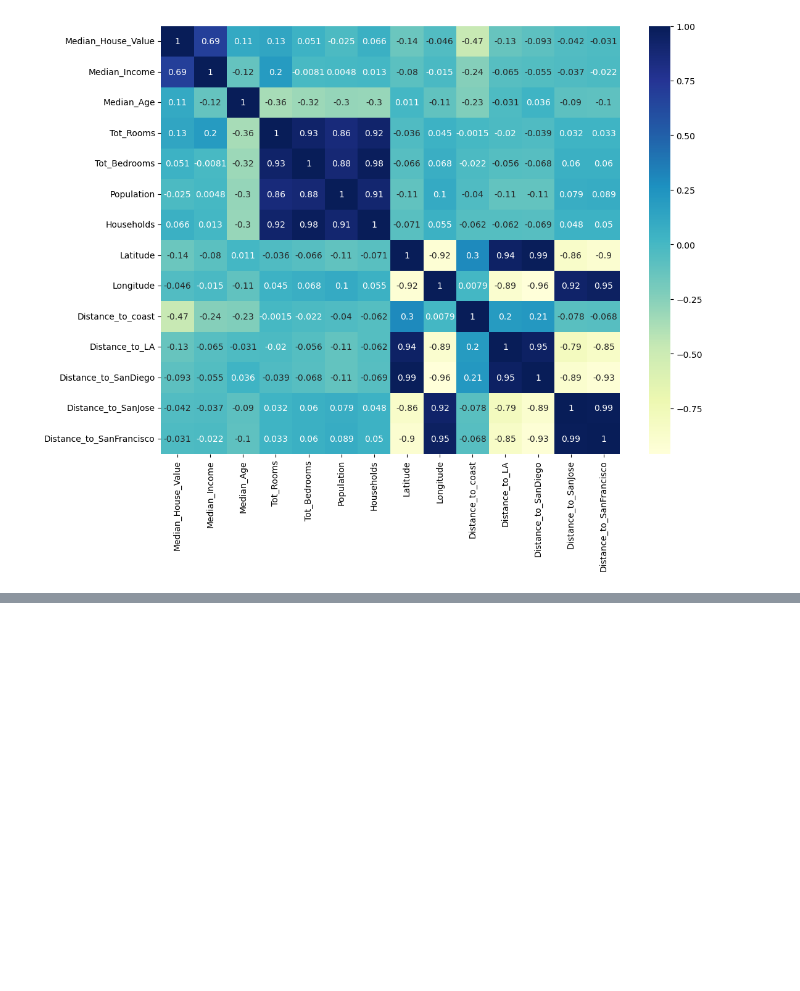
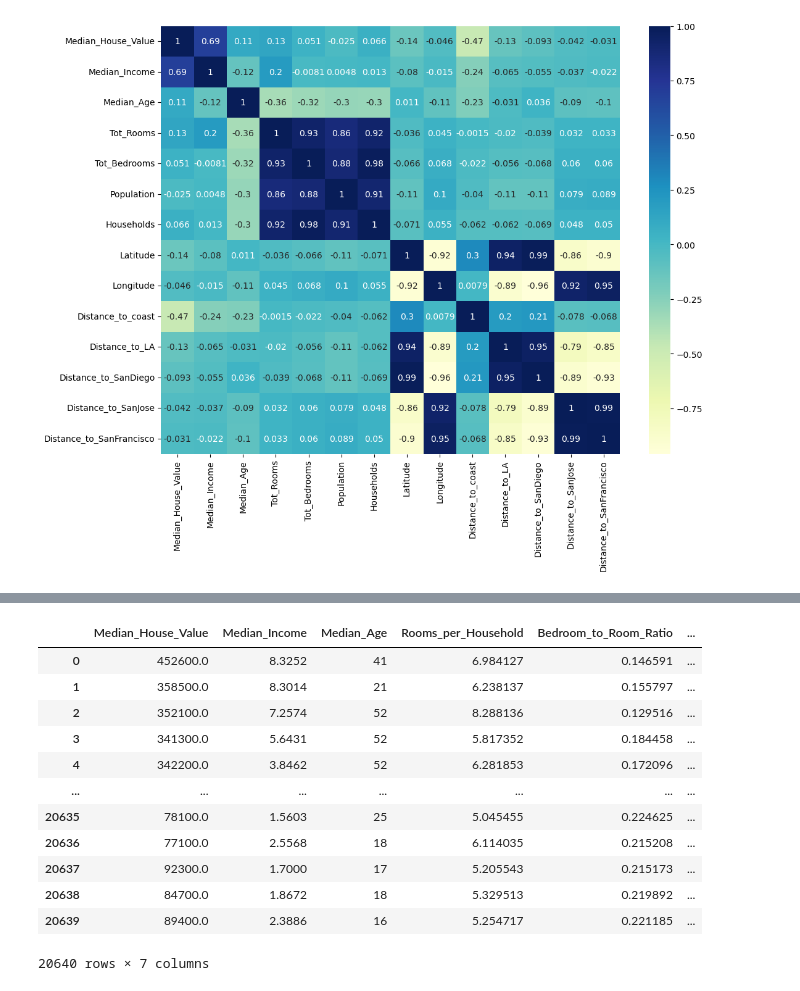
Before and after one commit to SujitChintala/California-House-Price-Prediction, a Jupyter notebook: main.ipynb, the cells around one changed output, grey strips where cells are left out. Saved outputs shown, nothing was run; the diff lists cells and outputs as text; code cells hidden in the pictures; blank space fills up the shorter version.

```diff
--- a/main.ipynb
+++ b/main.ipynb
@@ -144,0 +237,18 @@ plt.show()
+# %%
+# Final dataset with selected features
+final_data = data[['Median_House_Value', 'Median_Income', 'Median_Age', 'Rooms_per_Household', 'Bedroom_to_Room_Ratio', 'Distance_to_coast', 'Distance_to_LA']]
+final_data
+# %% [output]
+|  | Median_House_Value | Median_Income | Median_Age | Rooms_per_Household | Bedroom_to_Room_Ratio | ... |
+| 0 | 452600.0 | 8.3252 | 41 | 6.984127 | 0.146591 | ... |
+| 1 | 358500.0 | 8.3014 | 21 | 6.238137 | 0.155797 | ... |
+| 2 | 352100.0 | 7.2574 | 52 | 8.288136 | 0.129516 | ... |
+| 3 | 341300.0 | 5.6431 | 52 | 5.817352 | 0.184458 | ... |
+| 4 | 342200.0 | 3.8462 | 52 | 6.281853 | 0.172096 | ... |
+| ... | ... | ... | ... | ... | ... | ... |
+| 20635 | 78100.0 | 1.5603 | 25 | 5.045455 | 0.224625 | ... |
+| 20636 | 77100.0 | 2.5568 | 18 | 6.114035 | 0.215208 | ... |
+| 20637 | 92300.0 | 1.7000 | 17 | 5.205543 | 0.215173 | ... |
+| 20638 | 84700.0 | 1.8672 | 18 | 5.329513 | 0.219892 | ... |
+| 20639 | 89400.0 | 2.3886 | 16 | 5.254717 | 0.221185 | ... |
+20640 rows × 7 columns
```
Also changed, not shown: parts of 10 cells of this notebook.
